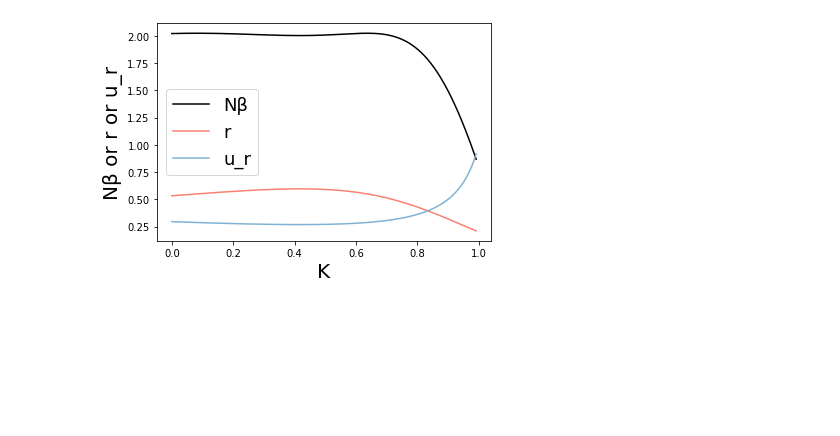
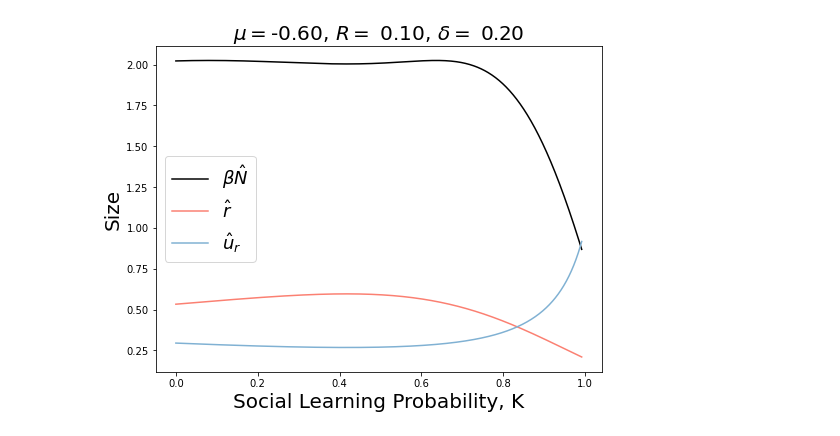
Before and after one commit to taliaborofsky/PopDyn_NoDelay, a Jupyter notebook: Analysis_Optimal_s.ipynb, the cells around one changed output. Saved outputs shown, nothing was run; the diff lists cells and outputs as text; code cells hidden in the pictures; blank space fills up the shorter version.

```diff
--- a/Analysis_Optimal_s.ipynb
+++ b/Analysis_Optimal_s.ipynb
@@ -49,24 +140,27 @@ Number of processors:  24
 # %%
+def fig_sizes_vs_s(R, δ, mu):
+
+    fig,ax = plt.subplots(1,1,figsize=(8,6))
 
 
+    svec = np.linspace(0,3,1000)
+    Kvec = Kfun(svec, scs.norm(mu))
+    pcvec = pcfun(svec, scs.norm(mu))
+    rvec = get_r_hat_vec1(Kvec, pcvec, δ, R)
+    uvec = u_r_hat(rvec,R,δ)
+    plt.plot(Kvec,get_Nβ_r(rvec, δ, R), color = 'k', label = r'$β\hat{N}$')
+    plt.plot(Kvec, rvec, color = red, label = r'$\hat{r}$')
+    plt.plot (Kvec, uvec, color = blue, label = r'$\hat{u}_r$')
 
-R = 0.1
-δ = 0.2
-mu = -0.6
-svec = np.linspace(0,3,1000)
-Kvec = Kfun(svec, scs.norm(mu))
-pcvec = pcfun(svec, scs.norm(mu))
-rvec = get_r_hat_vec1(Kvec, pcvec, δ, R)
-uvec = u_r_hat(rvec,R,δ)
-plt.plot(Kvec,get_Nβ_r(rvec, δ, R), color = 'k', label = 'Nβ')
-plt.plot(Kvec, rvec, color = red, label = 'r')
-plt.plot (Kvec, uvec, color = blue, label = 'u_r')
+    plt.xlabel('Social Learning Probability, K', **labelformat)
+    plt.ylabel('Size', **labelformat)
+    #plt.ylabel(r'$\hat{N}β$ or $\hat{r}$ or $\hat{u}_r$', **labelformat)
+    plt.legend(**legendfont)
+    t = r'$\mu = $%.2f, $R = $ %.2f, $\delta = $ %.2f'%(mu,R,δ)
+    plt.title(t, **titleformat)
 
-plt.xlabel('K', fontsize = 20)
-plt.ylabel('Nβ or r or u_r', fontsize = 20)
-plt.legend(fontsize = 18)
-
-
-plt.show()
+    return(fig)
-# %% [output]
-[figure, removed]
+# %%
+fig1 = fig_sizes_vs_s(R = 0.1, δ = 0.2, mu = -0.6)
+# %% [output]
+[figure, added]
```
Also changed, not shown: parts of 16 cells of this notebook.
